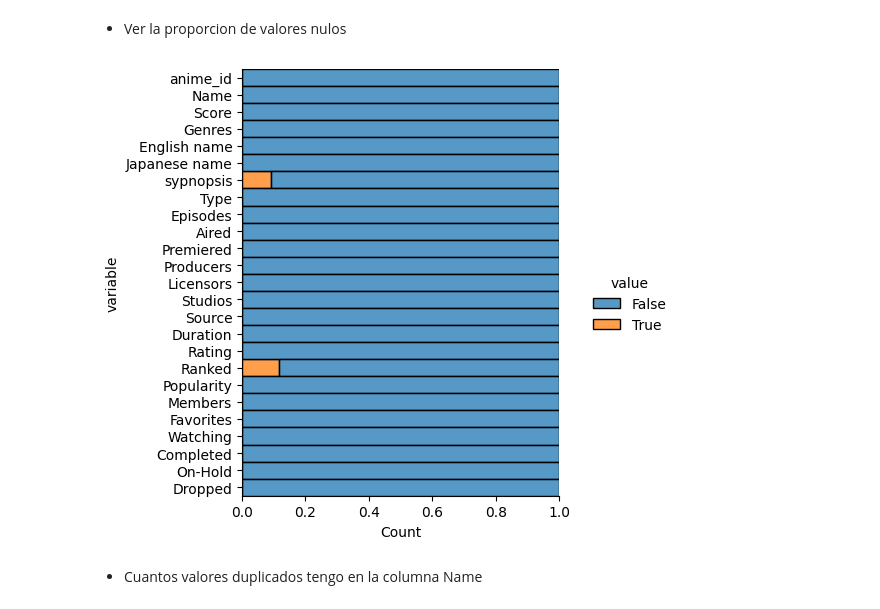
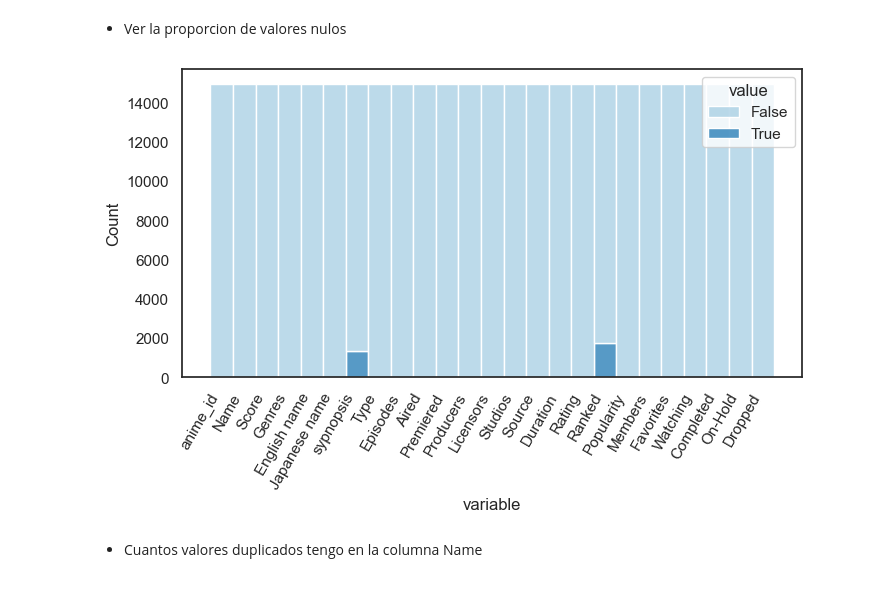
Before and after one commit to AmyGaarcia/DS_PT_09_2023, a Jupyter notebook: Data_Analysis/EDA/1-Definicion_EDA ANIME_Filtrado.ipynb, the cells around one changed output. Saved outputs shown, nothing was run; the diff lists cells and outputs as text; code cells hidden in the pictures.

```diff
--- a/Data_Analysis/EDA/1-Definicion_EDA ANIME_Filtrado.ipynb
+++ b/Data_Analysis/EDA/1-Definicion_EDA ANIME_Filtrado.ipynb
@@ -209,10 +209,22 @@ anime.isnull().sum().sum()
 3071
 # %% [markdown]
 - Ver la proporcion de valores nulos
-# %%
-anime.isnull().melt().pipe(lambda df:(sns.displot(data = df, y="variable", hue = "value",multiple = "fill")));
-# %% [output]
-[figure, removed]
+# %%
+"""colores = sns.color_palette("rocket", as_cmap=True)
+anime.isnull().melt().pipe(lambda df:(sns.displot(data = df, y="variable", hue = "value",multiple = "fill", palette= colores)));"""
+
+anime_nulos = anime.isnull()
+
+plt.figure(figsize=(8, 4))
+sns.set(style="white")
+
+
+sns.histplot(data=anime_nulos.melt(), x="variable", hue="value", multiple="stack", palette= "Paired" )
+plt.xticks(rotation=60, ha="right")
+
+plt.show()
+# %% [output]
+[figure, added]
 # %% [markdown]
 - Cuantos valores duplicados tengo en la columna Name
 # %%
```
Also changed, not shown: parts of 9 cells of this notebook.
